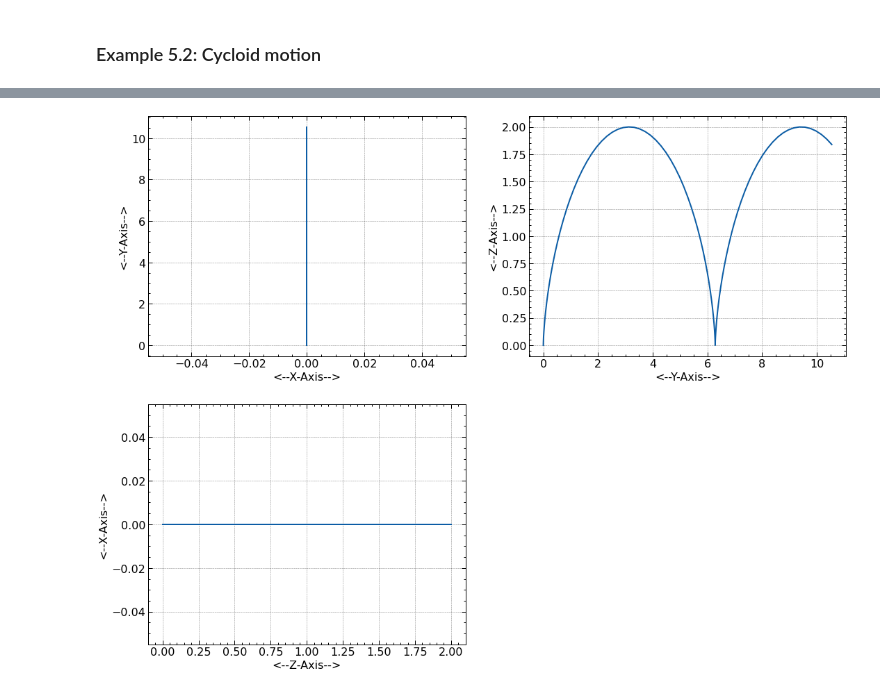
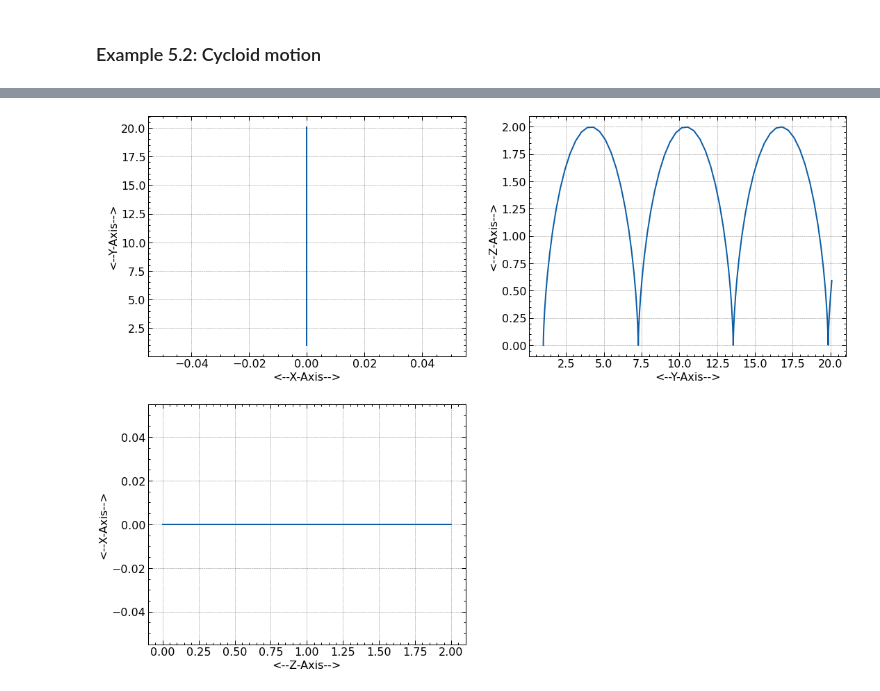
Before and after one commit to Souvik-0612/PhysicsProblems, a Jupyter notebook: Lorentz Force.ipynb, the cells around one changed output, grey strips where cells are left out. Saved outputs shown, nothing was run; the diff lists cells and outputs as text; code cells hidden in the pictures.

```diff
--- a/Lorentz Force.ipynb
+++ b/Lorentz Force.ipynb
@@ -53,3 +54,44 @@ plt.show()
 [figure]
 # %% [markdown]
 ### Example 5.2: Cycloid motion
+# %%
+#Parameter
+q = 1; m = 1
+
+Bx, By, Bz = (1, 0, 0)
+Ex, Ey, Ez = (0, 0, 1)
+
+def dSdt(S, t):
+    x, Vx, y, Vy, z, Vz = S
+    return [Vx,
+           (q/m)*(Ex + Vy*Bz - Vz*By),
+           Vy,
+           (q/m)*(Ey + Vz*Bx - Vx*Bz),
+           Vz,
+           (q/m)*(Ez + Vx*By - Vy*Bx)]
+
+#Initial conditions(S0), x, Vx, y, Vy, z, Vz
+S0 = 0, 0, 0, 0, 0, 0 #Initial position is (0, 0, 0) & Initial Velocity (0, 0, 0)
+t = np.linspace(0, 10, 100)
+
+Sol = odeint(dSdt, S0, t)
+
+x, y, z = Sol.T[0], Sol.T[2], Sol.T[4]
+
+#Plotting
+plt.figure(figsize = (18, 14))
+plt.title("Charged particles in both magnectic and Electric field")
+plt.subplot(221)
+plt.plot(x, y)
+plt.xlabel("<--X-Axis-->")
+plt.ylabel("<--Y-Axis-->")
+plt.subplot(222)
+plt.plot(y, z)
+plt.xlabel("<--Y-Axis-->")
+plt.ylabel("<--Z-Axis-->")
+plt.subplot(223)
+plt.plot(z, x)
+plt.xlabel("<--Z-Axis-->")
+plt.ylabel("<--X-Axis-->")
+
+plt.show()
@@ -65,33 +109,33 @@ def dSdt(S, t):
     return [Vx,
            (q/m)*(Ex + Vy*Bz - Vz*By),
            Vy,
            (q/m)*(Ey + Vz*Bx - Vx*Bz),
            Vz,
            (q/m)*(Ez + Vx*By - Vy*Bx)]
 
-S0 = 0, 0, 0, 0, 0, 0 #Initial position is (0, 0, 0) & Initial Velocity (0, 0, 0)
-t = np.linspace(0, 10, 100)
+S0 = 0, 0, 1, 0, 0, 0 #Initial position is (0, 0, 0) & Initial Velocity (0, 0, 0)
+t = np.linspace(0, 20, 100)
 
 Sol = odeint(dSdt, S0, t)
 
 x, y, z = Sol.T[0], Sol.T[2], Sol.T[4]
 
 #Plotting
 plt.figure(figsize = (18, 14))
 plt.title("Charged particles in both magnectic and Electric field")
 plt.subplot(221)
 plt.plot(x, y)
 plt.xlabel("<--X-Axis-->")
 plt.ylabel("<--Y-Axis-->")
 plt.subplot(222)
 plt.plot(y, z)
 plt.xlabel("<--Y-Axis-->")
 plt.ylabel("<--Z-Axis-->")
 plt.subplot(223)
 plt.plot(z, x)
 plt.xlabel("<--Z-Axis-->")
 plt.ylabel("<--X-Axis-->")
 
 plt.show()
 # %% [output]
-[figure, old version]
+[figure, new version]
```
Also changed, not shown: parts of 2 cells of this notebook.
